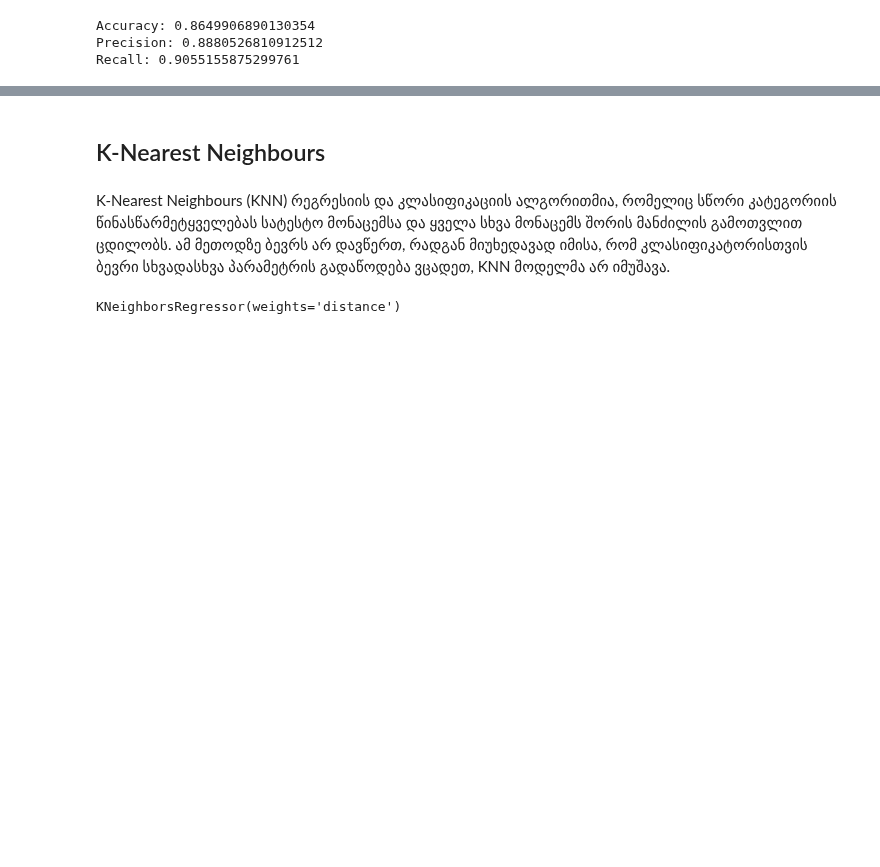
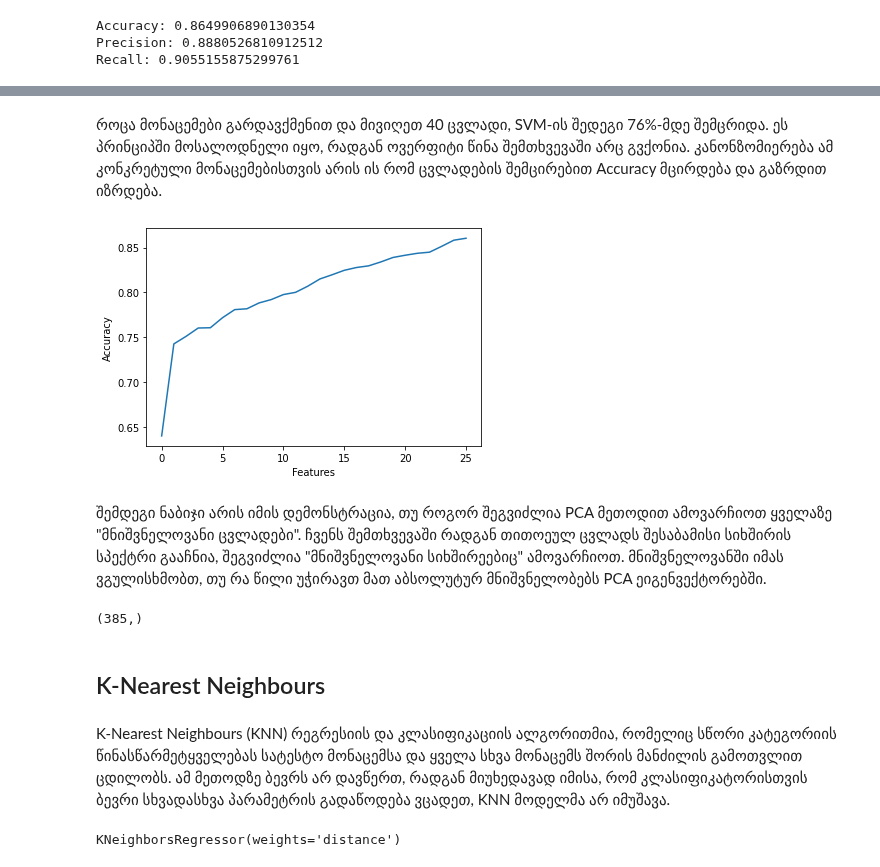
Before and after one commit to lnadi17/eeg-data-analysis, a Jupyter notebook: small-dataset/small-dataset-test.ipynb, the cells around one changed output, grey strips where cells are left out. Cells and saved outputs as stored; diff of their text form; code cells hidden in the pictures; blank space fills up the shorter version.

```diff
--- a/small-dataset/small-dataset-test.ipynb
+++ b/small-dataset/small-dataset-test.ipynb
@@ -976,7 +1000,28 @@ pca.
+# %% [markdown]
+როცა მონაცემები გარდავქმენით და მივიღეთ 40 ცვლადი, SVM-ის შედეგი 76%-მდე შემცრიდა. ეს პრინციპში მოსალოდნელი იყო, რადგან ოვერფიტი წინა შემთხვევაში არც გვქონია. კანონზომიერება ამ კონკრეტული მონაცემებისთვის არის ის რომ ცვლადების შემცირებით Accuracy მცირდება და გაზრდით იზრდება.
+# %%
+scores = []
+x_train, x_test, y_train, y_test = train_test_split(transformed, Y, test_size=0.3, random_state=42, stratify=Y)
+for i in range(0, 385, 15):
+    model = LinearSVC(dual=False, random_state=42, penalty='l2', tol=1e-5)
+    model.fit(x_train[:, :(i + 1)], y_train)
+    scores.append(model.score(x_test[:, :(i + 1)], y_test))
+plt.plot(scores)
+plt.xlabel('Features')
+plt.ylabel('Accuracy')
+plt.show()
+# %% [output]
+[figure, added]
+# %% [markdown]
+შემდეგი ნაბიჯი არის იმის დემონსტრაცია, თუ როგორ შეგვიძლია PCA მეთოდით ამოვარჩიოთ ყველაზე "მნიშვნელოვანი ცვლადები". ჩვენს შემთხვევაში რადგან თითოეულ ცვლადს შესაბამისი სიხშირის სპექტრი გააჩნია, შეგვიძლია "მნიშვნელოვანი სიხშირეებიც" ამოვარჩიოთ. მნიშვნელოვანში იმას ვგულისხმობთ, თუ რა წილი უჭირავთ მათ აბსოლუტურ მნიშვნელობებს PCA ეიგენვექტორებში.
+# %%
+np.sum(abs(pca.components_), axis=0)
+# %% [output]
+(385,)
 # %% [markdown]
 ## K-Nearest Neighbours
-# %% [markdown]
-K-Nearest Neighbours (KNN) რეგრესიის და კლასიფიკაციის ალგორითმია, რომელიც სწორი კატეგორიის წინასწარმეტყველებას სატესტო მონაცემსა და ყველა სხვა მონაცემს შორის მანძილის გამოთვლით ცდილობს. ამ მეთოდზე ბევრს არ დავწერთ, რადგან მიუხედავად იმისა, რომ კლასიფიკატორისთვის ბევრი სხვადასხვა პარამეტრის გადაწოდება ვცადეთ, KNN მოდელმა არ იმუშავა.
+# %% [markdown]
+K-Nearest Neighbours (KNN) რეგრესიის და კლასიფიკაციის ალგორითმია, რომელიც სწორი კატეგორიის წინასწარმეტყველებას სატესტო მონაცემსა და ყველა სხვა მონაცემს შორის მანძილის გამოთვლით ცდილობს. ამ მეთოდზე ბევრს არ დავწერთ, რადგან მიუხედავად იმისა, რომ კლასიფიკატორისთვის ბევრი სხვადასხვა პარამეტრის გადაწოდება ვცადეთ, KNN მოდელმა არ იმუშავა.
 # %%
 from sklearn.neighbors import KNeighborsRegressor
 # %%
```
Also changed, not shown: parts of 27 cells of this notebook.
